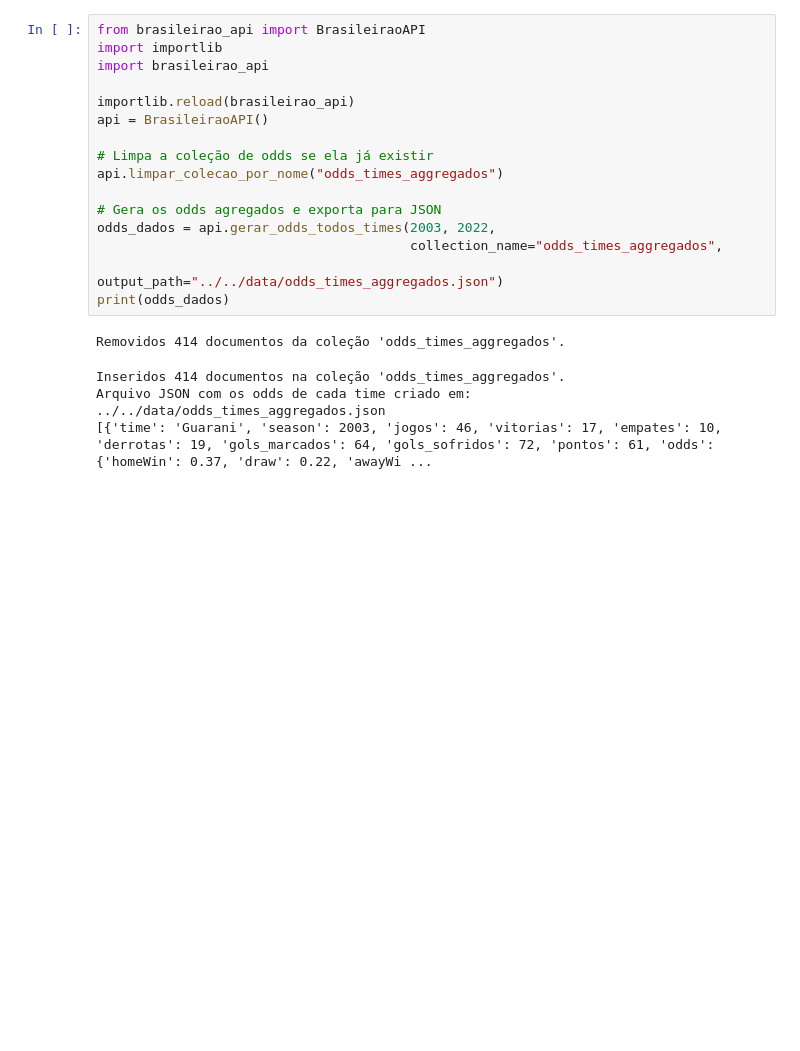
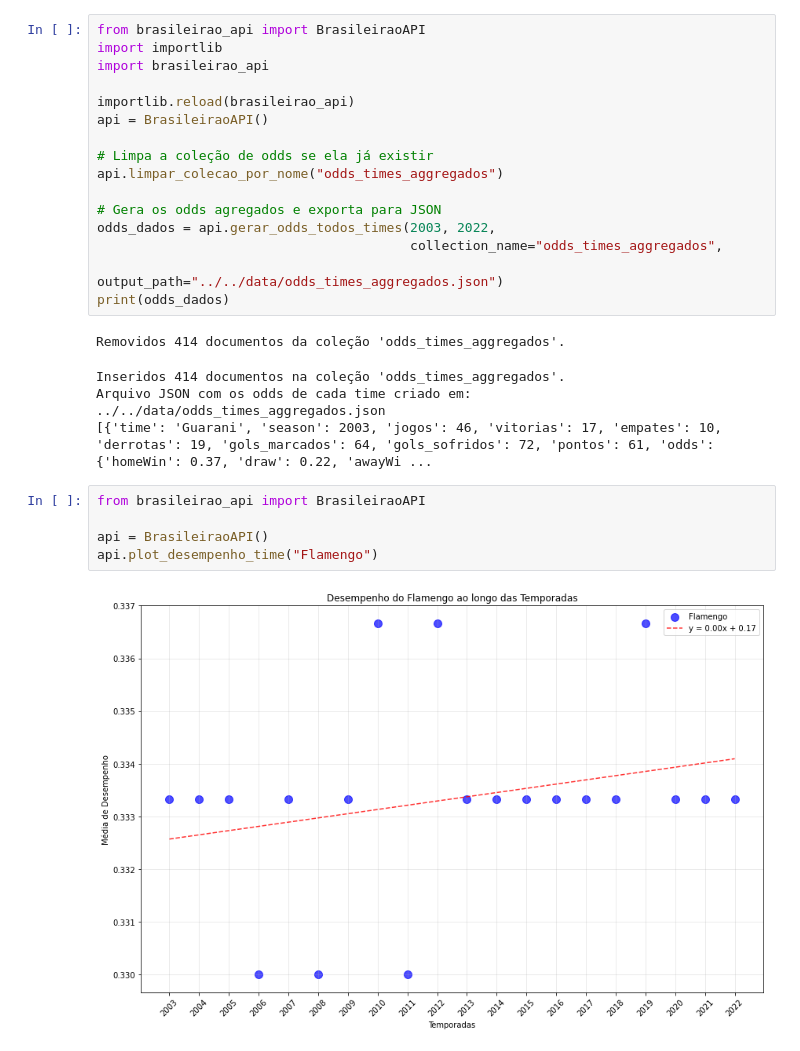
Before and after one commit to klsio22/brazileirao-data-analysis, a Jupyter notebook: statistics_futebol/brazilian_data/brasileirao.ipynb, the cells around one changed output. Saved outputs shown, nothing was run; the diff lists cells and outputs as text; blank space fills up the shorter version.

Commit message:
feat(main): Inserindo as médias dos times nas temporadas  gráficos

```diff
--- a/statistics_futebol/brazilian_data/brasileirao.ipynb
+++ b/statistics_futebol/brazilian_data/brasileirao.ipynb
@@ -182,3 +182,10 @@ Removidos 414 documentos da coleção 'odds_times_aggregados'.
 Inseridos 414 documentos na coleção 'odds_times_aggregados'.
 Arquivo JSON com os odds de cada time criado em: ../../data/odds_times_aggregados.json
 [{'time': 'Guarani', 'season': 2003, 'jogos': 46, 'vitorias': 17, 'empates': 10, 'derrotas': 19, 'gols_marcados': 64, 'gols_sofridos': 72, 'pontos': 61, 'odds': {'homeWin': 0.37, 'draw': 0.22, 'awayWi ...
+# %%
+from brasileirao_api import BrasileiraoAPI
+
+api = BrasileiraoAPI()
+api.plot_desempenho_time("Flamengo")
+# %% [output]
+[figure, added]
```
Also changed, not shown: parts of 3 cells of this notebook, 2 other files.
